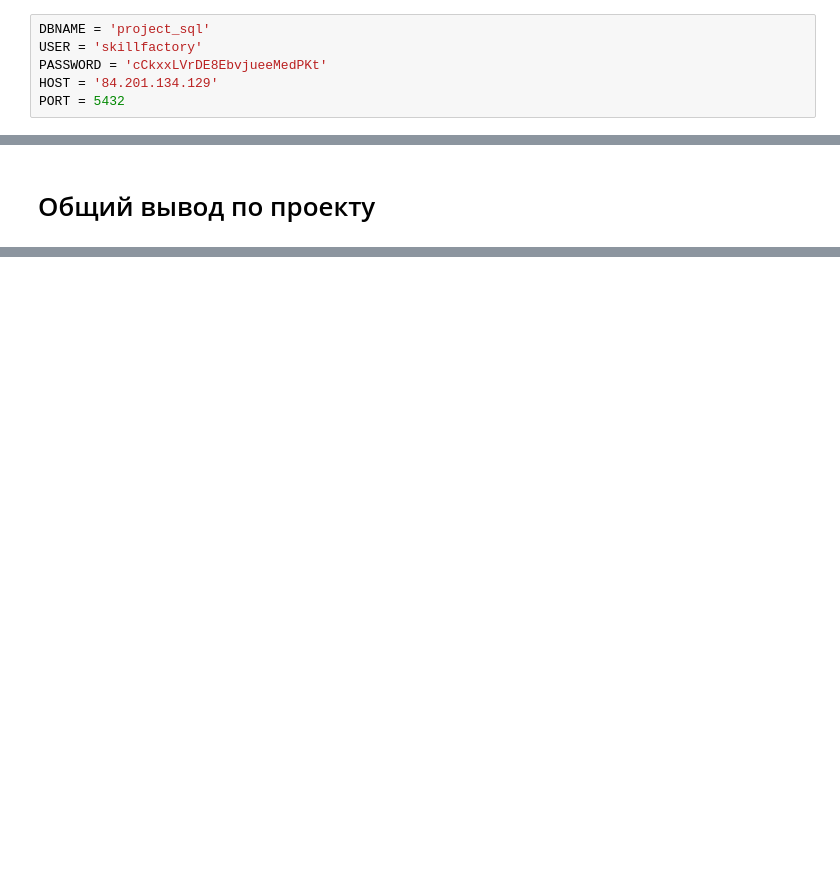
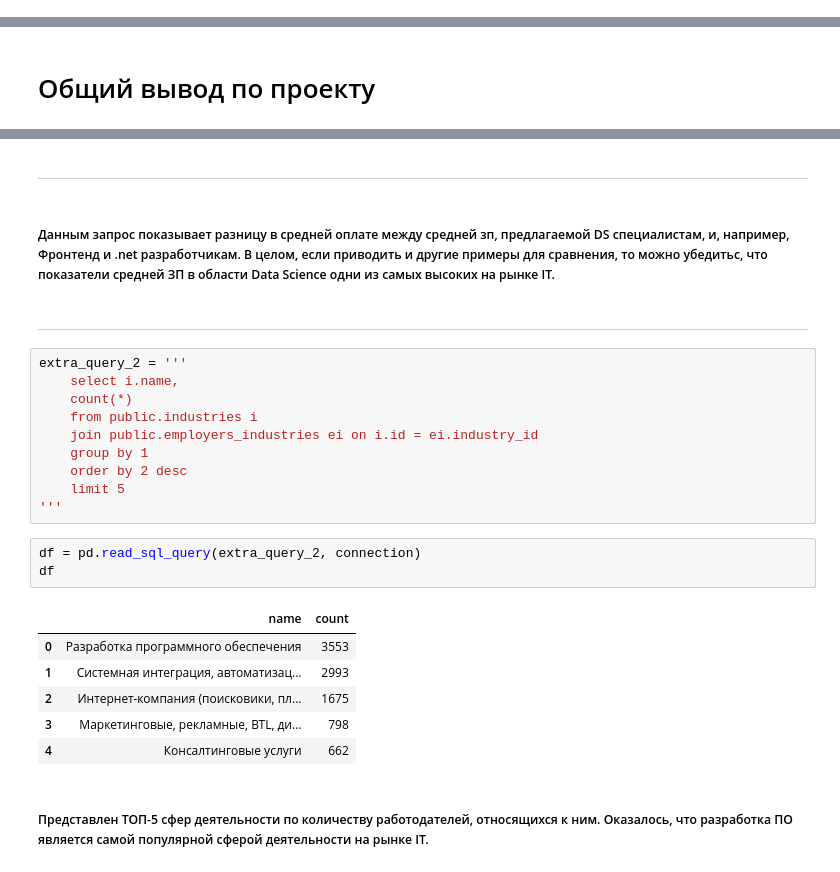
Before and after one commit to illbeurs/DS-Course, a Jupyter notebook: DS_Course_Folder/My projects/Profect_2/Project_2_main.ipynb, the cells around one changed output, grey strips where cells are left out. Saved outputs shown, nothing was run; the diff lists cells and outputs as text; blank space fills up the shorter version.

Commit message:
finished project_2

```diff
--- a/DS_Course_Folder/My projects/Profect_2/Project_2_main.ipynb
+++ b/DS_Course_Folder/My projects/Profect_2/Project_2_main.ipynb
@@ -5,12 +5,6 @@
 # %%
 import pandas as pd
 import psycopg2
-# %%
-DBNAME = 'project_sql'
-USER = 'skillfactory'
-PASSWORD = 'cCkxxLVrDE8EbvjueeMedPKt'
-HOST = '84.201.134.129'
-PORT = 5432
 # %%
 connection = psycopg2.connect(
     dbname=DBNAME,
@@ -598,0 +604,28 @@ df
+# %% [markdown]
+***
+# %% [markdown]
+##### Данным запрос показывает разницу в средней оплате между средней зп, предлагаемой DS специалистам, и, например, Фронтенд и .net разработчикам. В целом, если приводить и другие примеры для сравнения, то можно убедитьс, что показатели средней ЗП в области Data Science одни из самых высоких на рынке IT.
+# %% [markdown]
+***
+# %%
+extra_query_2 = '''
+    select i.name,
+    count(*)
+    from public.industries i
+    join public.employers_industries ei on i.id = ei.industry_id
+    group by 1
+    order by 2 desc
+    limit 5
+'''
+# %%
+df = pd.read_sql_query(extra_query_2, connection)
+df
+# %% [output]
+|  | name | count |
+| 0 | Разработка программного обеспечения | 3553 |
+| 1 | Системная интеграция, автоматизац... | 2993 |
+| 2 | Интернет-компания (поисковики, пл... | 1675 |
+| 3 | Маркетинговые, рекламные, BTL, ди... | 798 |
+| 4 | Консалтинговые услуги | 662 |
+# %% [markdown]
+##### Представлен ТОП-5 сфер деятельности по количеству работодателей, относящихся к ним. Оказалось, что разработка ПО является самой популярной сферой деятельности на рынке IT.
```
Also changed, not shown: parts of 10 cells of this notebook, 1 other file.
